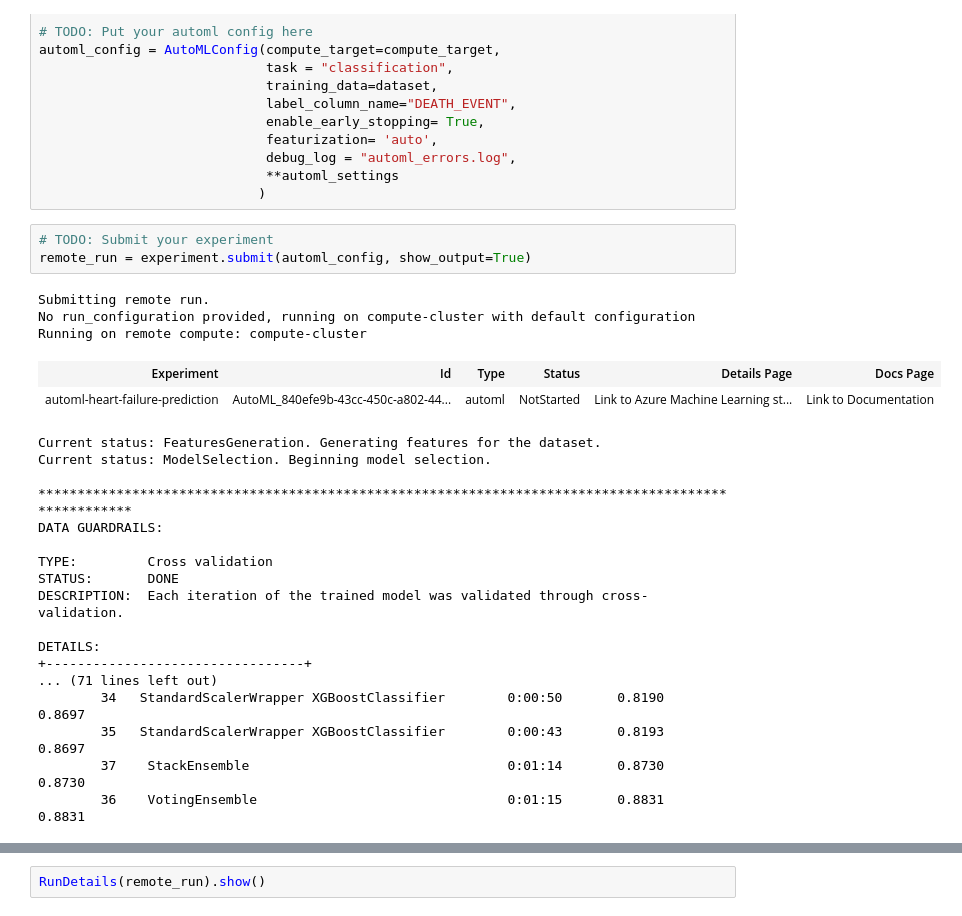
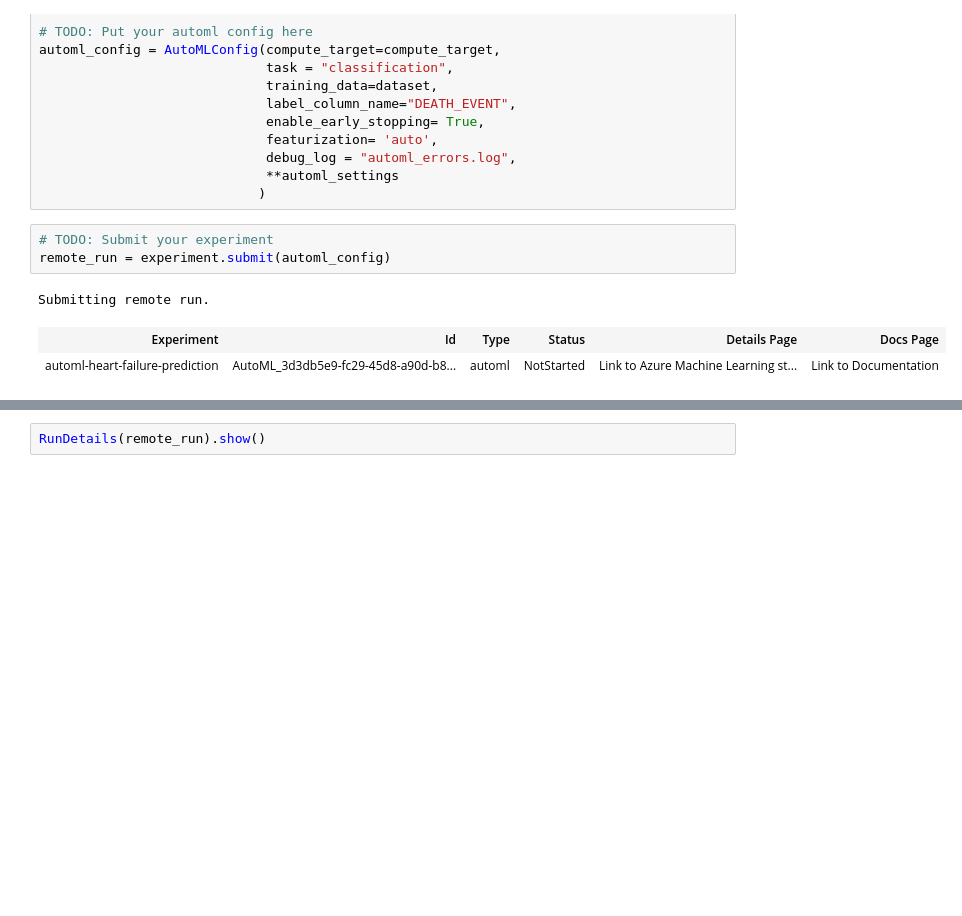
Before and after one commit to HaslRepos/nd00333-capstone, a Jupyter notebook: automl.ipynb, the cells around one changed output, grey strips where cells are left out. Cells and saved outputs as stored; diff of their text form; blank space fills up the shorter version.

```diff
--- a/automl.ipynb
+++ b/automl.ipynb
@@ -134,27 +129,8 @@ automl_config = AutoMLConfig(compute_target=compute_target,
                             )
 # %%
 # TODO: Submit your experiment
-remote_run = experiment.submit(automl_config, show_output=True)
+remote_run = experiment.submit(automl_config)
 # %% [output]
 Submitting remote run.
-No run_configuration provided, running on compute-cluster with default configuration
-Running on remote compute: compute-cluster
 | Experiment | Id | Type | Status | Details Page | Docs Page |
-| automl-heart-failure-prediction | AutoML_840efe9b-43cc-450c-a802-44... | automl | NotStarted | Link to Azure Machine Learning st... | Link to Documentation |
+| automl-heart-failure-prediction | AutoML_3d3db5e9-fc29-45d8-a90d-b8... | automl | NotStarted | Link to Azure Machine Learning st... | Link to Documentation |
-Current status: FeaturesGeneration. Generating features for the dataset.
-Current status: ModelSelection. Beginning model selection.
-
-****************************************************************************************************
-DATA GUARDRAILS:
-
-TYPE:         Cross validation
-STATUS:       DONE
-DESCRIPTION:  Each iteration of the trained model was validated through cross-validation.
-
-DETAILS:
-+---------------------------------+
-... (71 lines left out)
-        34   StandardScalerWrapper XGBoostClassifier        0:00:50       0.8190    0.8697
-        35   StandardScalerWrapper XGBoostClassifier        0:00:43       0.8193    0.8697
-        37    StackEnsemble                                 0:01:14       0.8730    0.8730
-        36    VotingEnsemble                                0:01:15       0.8831    0.8831
```
Also changed, not shown: parts of 27 cells of this notebook, 1 other file.
